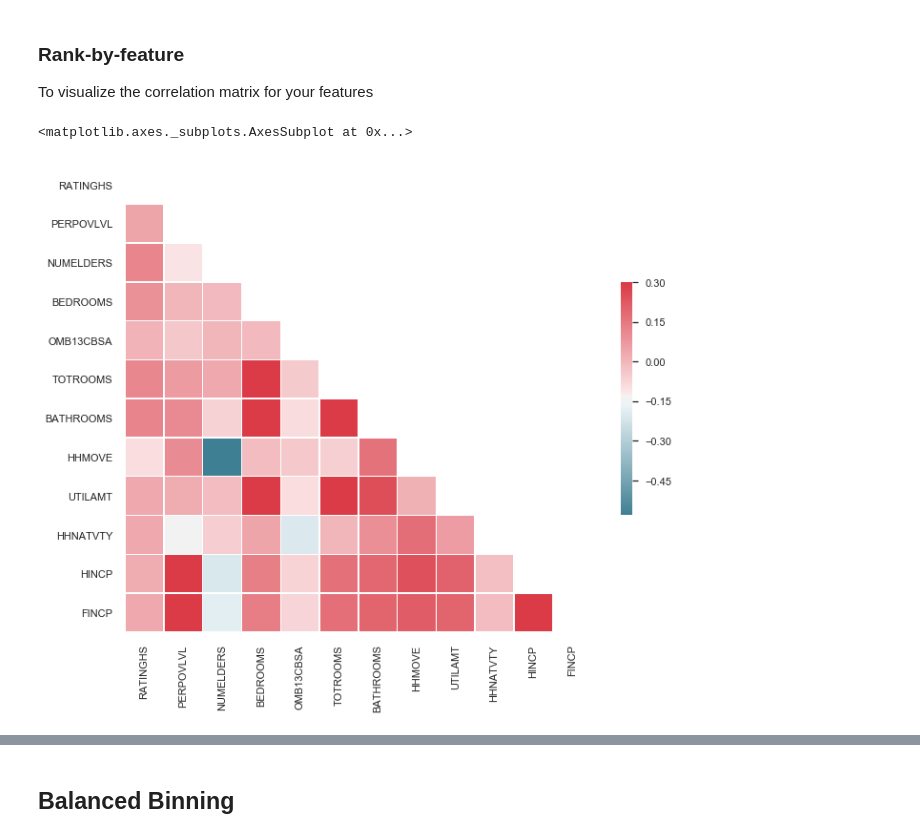
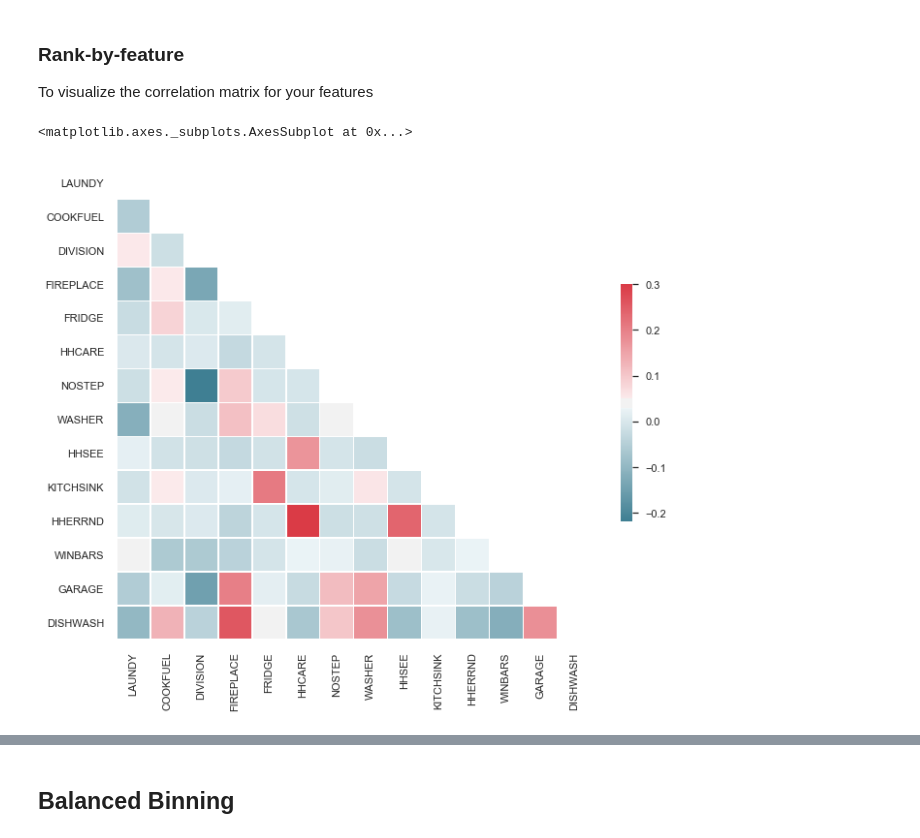
Before and after one commit to georgetown-analytics/First-Home-Recommender, a Jupyter notebook: Household_Full.ipynb, the cells around one changed output, grey strips where cells are left out. Drawn from its saved outputs; the diff is of its cells as text; code cells hidden in the pictures.

```diff
--- a/Household_Full.ipynb
+++ b/Household_Full.ipynb
@@ -9,6 +9,7 @@ sns.set(style="ticks", color_codes=True)
 import matplotlib
 import warnings
 import yellowbrick as yb
+matplotlib.style.use('ggplot')
 from sklearn.metrics import f1_score
 from sklearn.pipeline import Pipeline
 from sklearn.svm import LinearSVC, NuSVC, SVC
@@ -64,5 +47,3 @@ df1 = pd.DataFrame(data=rows, columns=col_names )
-# %%
-df['RATINGHS'] = df1['RATINGHS']
 # %%
 df.head()
 # %% [output]
@@ -126,7 +108,7 @@ Index(['Unnamed: 0', 'CONTROL', 'YEAR', 'STORIES', 'UFINROOMS', 'BEDROOMS',
 # %%
 target = df['RATINGHS_BIN']
 # %%
-df= df.drop(['RATINGHS_BIN','LN_HINCP', 'LN_FINCP', 'HINCP_BIN', 'FINCP_BIN'], axis=1)
+#df= df.drop(['RATINGHS_BIN','LN_HINCP', 'LN_FINCP', 'HINCP_BIN', 'FINCP_BIN'], axis=1)
 # %%
 #identify  any null values
 null_columns=df.columns[df.isnull().any()]
@@ -172,3 +126,6 @@ Index(['index', 'CONTROL', 'YEAR', 'BEDROOMS', 'STORIES', 'PERPOVLVL',
 ## Distribution
 # %%
 matplotlib.style.use('ggplot')
+# %%
+df_Kitch = df[['LAUNDY', 'COOKFUEL', 'DIVISION', 'FIREPLACE', 'FRIDGE', 'HHCARE', 'NOSTEP', 'WASHER', 'HHSEE',
+       'KITCHSINK', 'HHERRND', 'WINBARS','GARAGE', 'DISHWASH']]
@@ -291,27 +305,27 @@ To visualize the correlation matrix for your features
 # %%
 from string import ascii_letters as letters
 sns.set(style="white")
 
 # Compute the correlation matrix
-corr = df_cof.corr()
+corr = df_Kitch.corr()
 
 # Generate a mask for the upper triangle
 mask = np.zeros_like(corr, dtype=np.bool)
 mask[np.triu_indices_from(mask)] = True
 
 # Set up the matplotlib figure
 f, ax = plt.subplots(figsize=(11, 9))
 
 # Generate a custom diverging colormap
 cmap = sns.diverging_palette(220, 10, as_cmap=True)
 
 # Draw the heatmap with the mask and correct aspect ratio
 sns.heatmap(corr, mask=mask, cmap=cmap, vmax=.3,
             square=True, xticklabels=True, yticklabels=True,
             linewidths=.5, cbar_kws={"shrink": .5}, ax=ax)
 # %% [output]
 <matplotlib.axes._subplots.AxesSubplot at 0x...>
-[figure, old version]
+[figure, new version]
 # %%
 from string import ascii_letters as letters
 sns.set(style="white")
```
Also changed, not shown: parts of 57 cells of this notebook.
